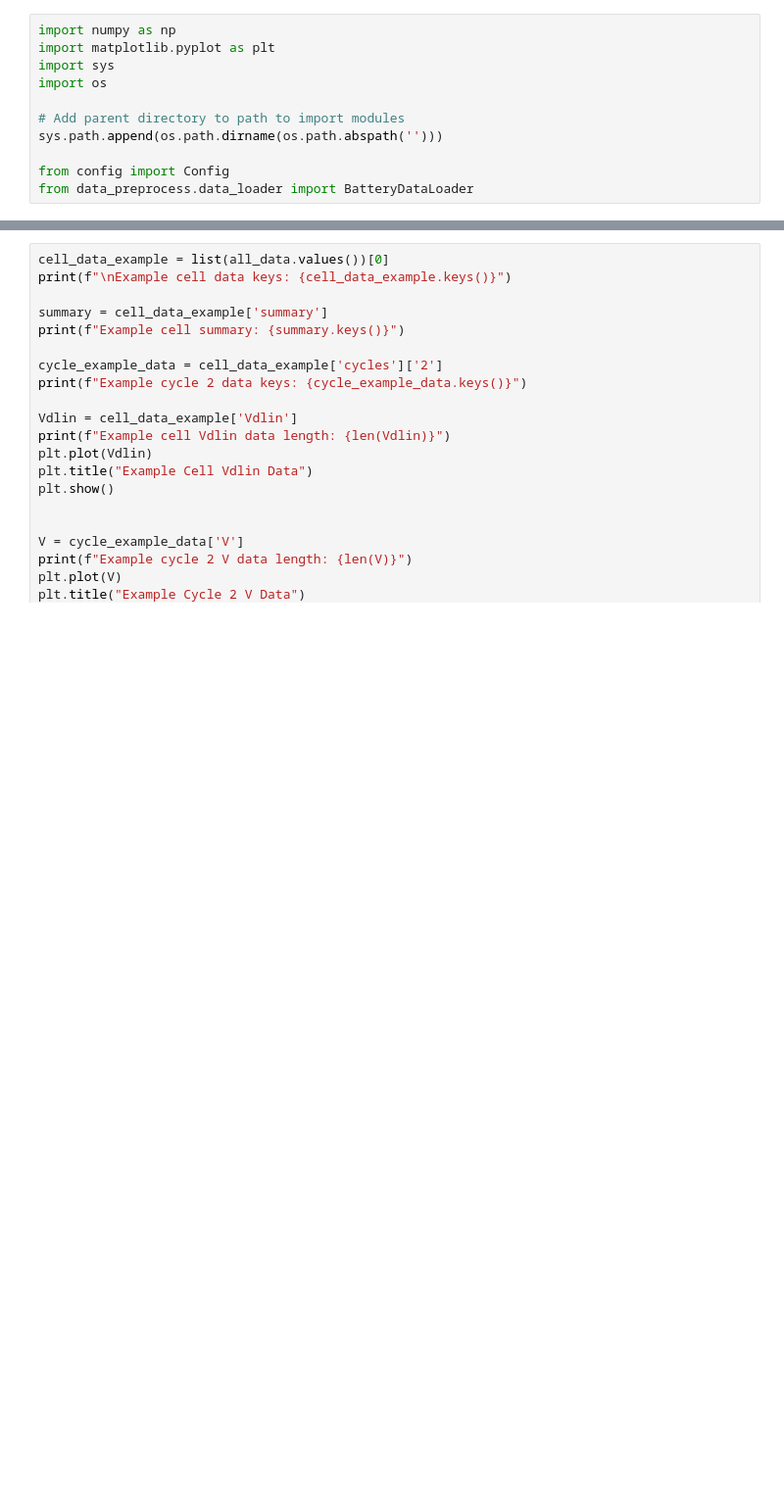
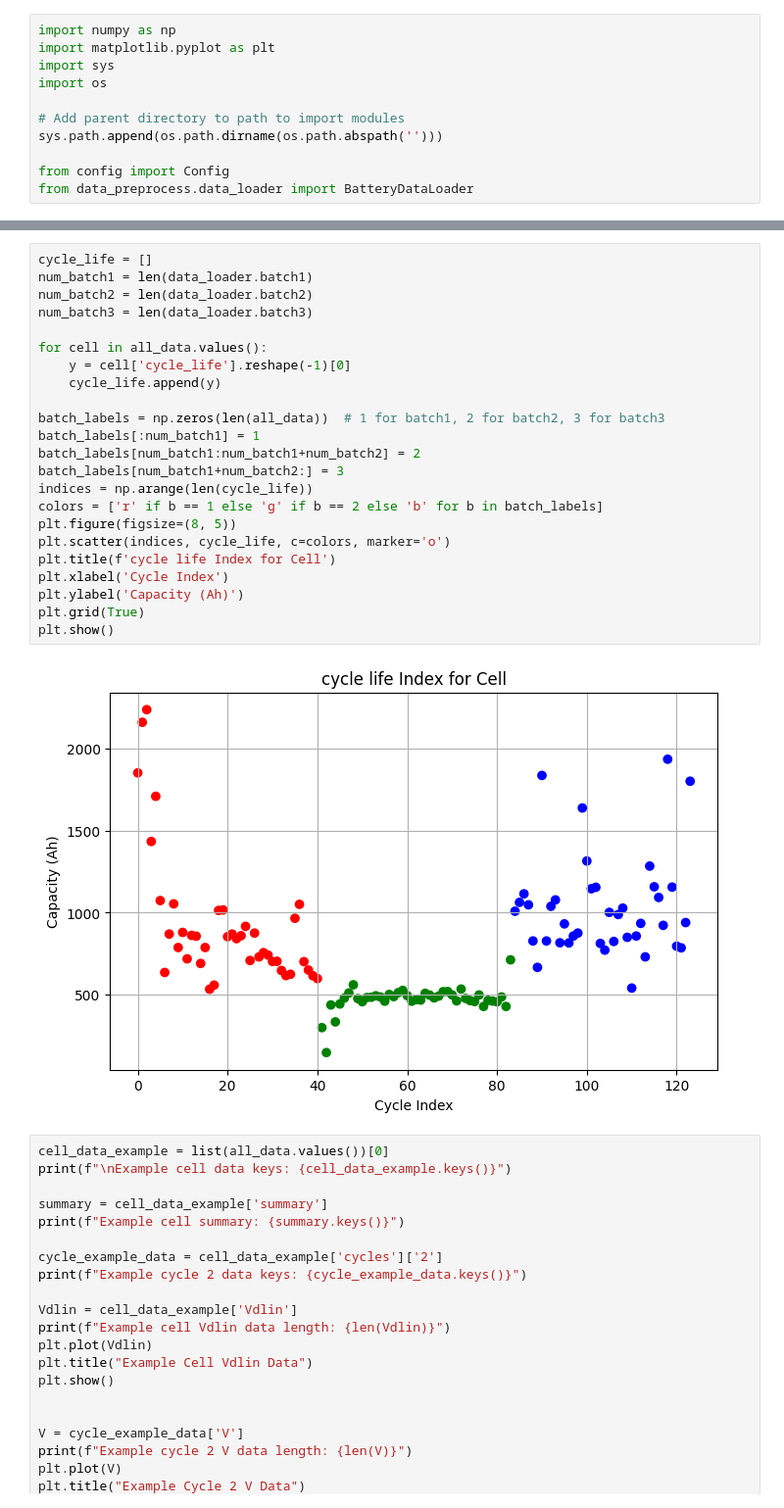
Before and after one commit to Li-Battery-dc/battery_prediction, a Jupyter notebook: data_preprocess/visualization.ipynb, the cells around one changed output, grey strips where cells are left out. Shown at 98% size. Saved outputs shown, nothing was run; the diff lists cells and outputs as text; blank space fills up the shorter version.

```diff
--- a/data_preprocess/visualization.ipynb
+++ b/data_preprocess/visualization.ipynb
@@ -42,4 +43,29 @@ Test cells: 40
 all cells: dict_keys(['b1c0', 'b1c1', 'b1c2', 'b1c3', 'b1c4', 'b1c5', 'b1c6', 'b1c7', 'b1c9', 'b1c11', 'b1c14', 'b1c15', 'b1c16', 'b1c17', 'b1c18', 'b1c19', 'b1c20', 'b1c21', 'b1c23', 'b1c24', 'b1c25' ...
+# %%
+cycle_life = []
+num_batch1 = len(data_loader.batch1)
+num_batch2 = len(data_loader.batch2)
+num_batch3 = len(data_loader.batch3)
+
+for cell in all_data.values():
+    y = cell['cycle_life'].reshape(-1)[0]
+    cycle_life.append(y)
+
+batch_labels = np.zeros(len(all_data))  # 1 for batch1, 2 for batch2, 3 for batch3
+batch_labels[:num_batch1] = 1
+batch_labels[num_batch1:num_batch1+num_batch2] = 2
+batch_labels[num_batch1+num_batch2:] = 3
+indices = np.arange(len(cycle_life))
+colors = ['r' if b == 1 else 'g' if b == 2 else 'b' for b in batch_labels]
+plt.figure(figsize=(8, 5))
+plt.scatter(indices, cycle_life, c=colors, marker='o')
+plt.title(f'cycle life Index for Cell')
+plt.xlabel('Cycle Index')
+plt.ylabel('Capacity (Ah)')
+plt.grid(True)
+plt.show()
+# %% [output]
+[figure, added]
 # %%
 cell_data_example = list(all_data.values())[0]
 print(f"\nExample cell data keys: {cell_data_example.keys()}")
```
Also changed, not shown: parts of 1 cell of this notebook, 3 other files.
